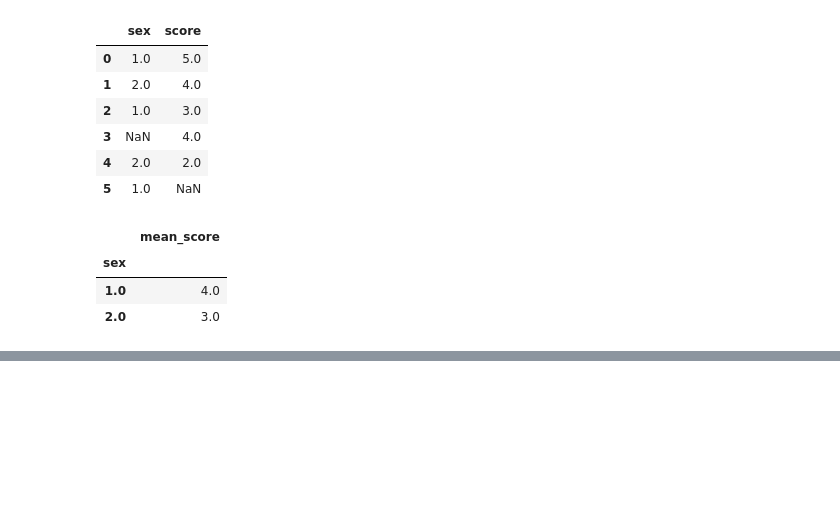
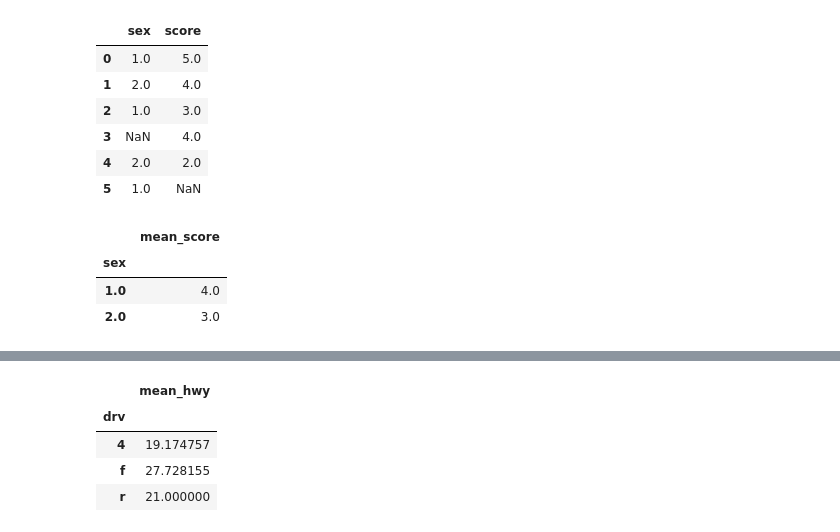
Before and after one commit to LYB9736/kit_bigdata, a Jupyter notebook: src/chapter07.ipynb, the cells around one changed output, grey strips where cells are left out. Saved outputs shown, nothing was run; the diff lists cells and outputs as text; code cells hidden in the pictures; blank space fills up the shorter version.

```diff
--- a/src/chapter07.ipynb
+++ b/src/chapter07.ipynb
@@ -257,0 +296,10 @@ df.dropna(subset = ['sex', 'score'])\
+# %%
+mpg.dropna(subset = ['hwy'])\
+    .groupby('drv')\
+        .agg(mean_hwy = ('hwy', 'mean'))
+# %% [output]
+|  | mean_hwy |
+| drv |  |
+| 4 | 19.174757 |
+| f | 27.728155 |
+| r | 21.000000 |
```
Also changed, not shown: parts of 18 cells of this notebook, 7 other files.
